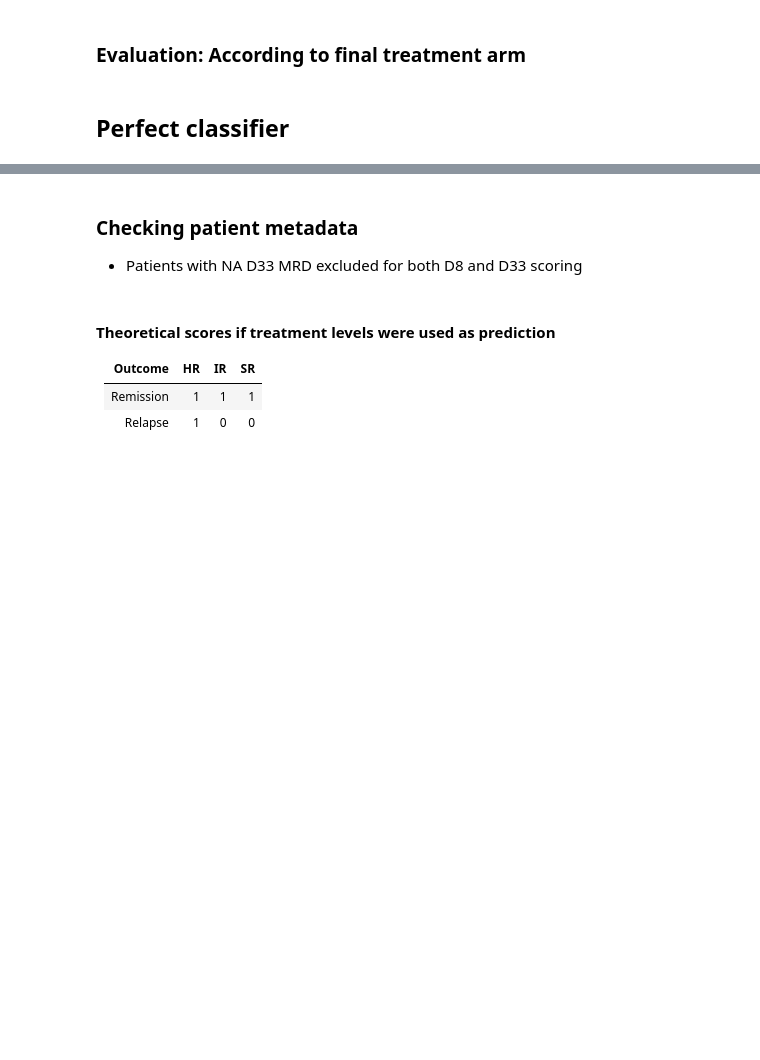
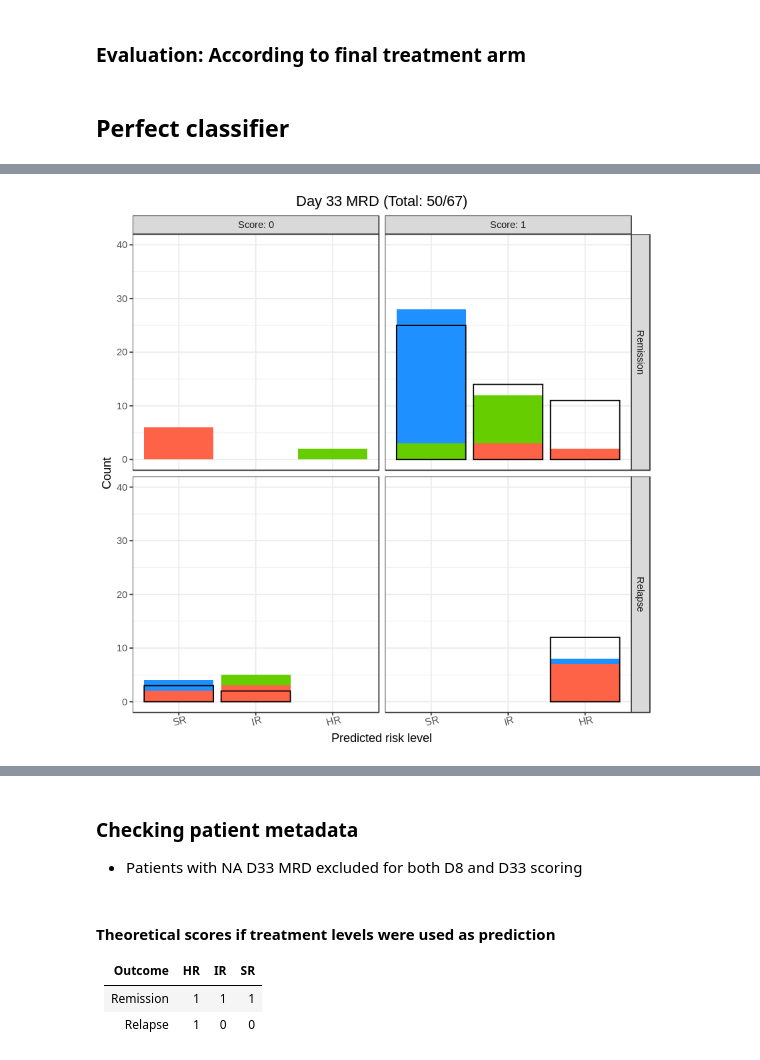
Before and after one commit to dblux/relapse_prediction, a Jupyter notebook: ipynb/evaluation/barchart.ipynb, the cells around one changed output, grey strips where cells are left out. Saved outputs shown, nothing was run; the diff lists cells and outputs as text; code cells hidden in the pictures; blank space fills up the shorter version.

```diff
--- a/ipynb/evaluation/barchart.ipynb
+++ b/ipynb/evaluation/barchart.ipynb
@@ -216,0 +229,30 @@ pred_treatment$prediction <- factor(
+# %%
+pred_mrd <- pred_d33[-1]
+pred_mrd$prediction <- droplevels(
+  metadata_pid[rownames(pred_d33), "d33_mrd_risk"]
+)
+levels(pred_mrd$prediction) <- c("HR", "IR", "SR")
+
+row_idx <- paste0(
+  pred_mrd$treatment,
+  as.numeric(pred_mrd$label) - 1,
+  pred_mrd$prediction
+)
+score_type <- 'score_3'
+pred_mrd$score <- scoring_table[row_idx, score_type]
+
+risk_levels <- c("SR", "IR", "HR")
+pred_mrd$prediction <- factor(
+  pred_mrd$prediction, levels = risk_levels, ordered = TRUE
+)
+# %%
+barchart_mrd <- plot_barchart(
+  pred_mrd, "Day 33 MRD",
+  treatment = "treatment", ylim = c(0, 40)
+)
+barchart_mrd
+
+file <- "~/Dropbox/tmp/barchart-mrd.pdf"
+ggsave(file, barchart_mrd, device = 'pdf', width = 3.5, height = 3.5)
+# %% [output]
+[figure, added]
```
Also changed, not shown: parts of 6 cells of this notebook, 7 other files.
